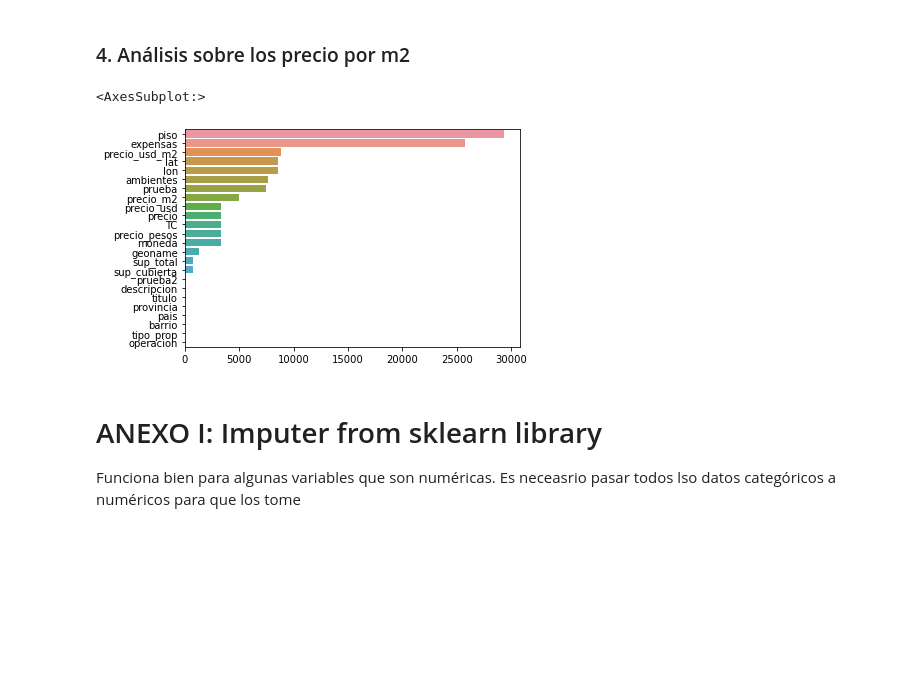
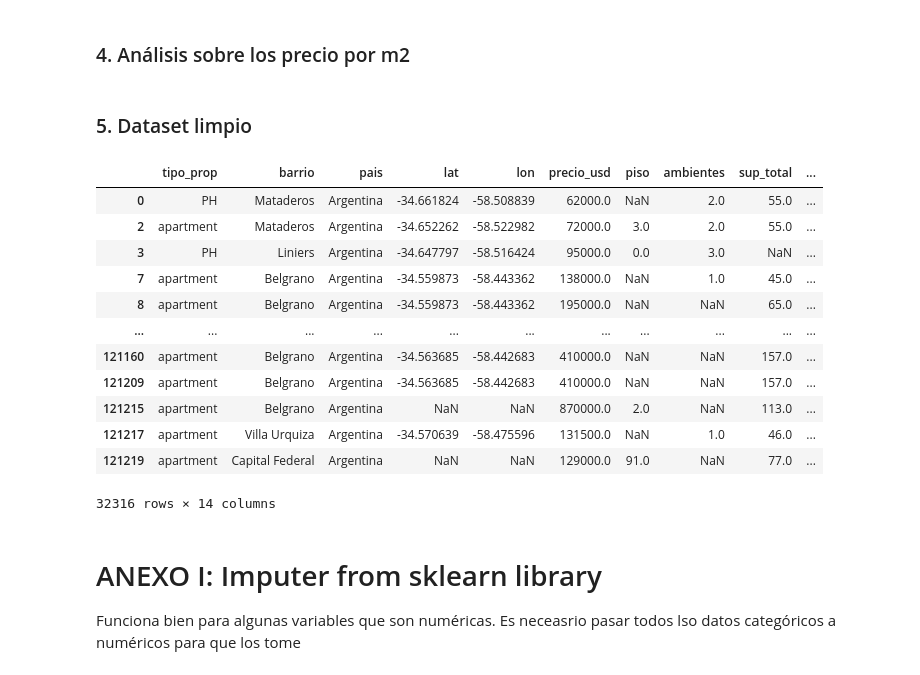
Before and after one commit to franfasan1/DH_G8_desafio1, a Jupyter notebook: notebook_desafio.ipynb, the cells around one changed output. Cells and saved outputs as stored; diff of their text form; code cells hidden in the pictures; blank space fills up the shorter version.

```diff
--- a/notebook_desafio.ipynb
+++ b/notebook_desafio.ipynb
@@ -282,3 +282,5 @@ pisos[pisos.iloc[:,4].notnull()]
+# %%
+data['piso'] = data.piso.fillna(pisos.piso)
 # %% [markdown]
 ## ¿Qué pasa con las variables numéricas?
 
@@ -312,2 +316,10 @@ print(data[data.precio.isnull()].shape[0])
+# %%
+# Completamos con el promedio de cada barrio. Otra opción podría haber sido utilziar el baricentro del barrio, pero no tenía ganas de buscarlo
+
+lat_prom = data.groupby('barrio')['lat'].transform(lambda x: x.mean())
+lon_prom = data.groupby('barrio')['lon'].transform(lambda x: x.mean())
+
+data['lat'] = data.lat.fillna(lat_prom)
+data['lon'] = data.lon.fillna(lon_prom)
 # %% [markdown]
 ### 3. Análisis sobre la superficie de los inmuebles
@@ -372,13 +376,6 @@ data = data.drop(['sup_total', 'sup_cubierta'], axis = 1)
 data = data.rename({'sup_total_2': 'sup_total', 'sup_cubierta_2': 'sup_cubierta'}, axis = 1)
 # %% [markdown]
 ### 4. Análisis sobre los precio por m2
-# %%
-miss = data.isnull().sum(axis = 0).sort_values(ascending = False)
-
-sns.barplot(x = miss, y = miss.index)
-# %% [output]
-<AxesSubplot:>
-[figure, removed]
 # %%
 data['precio_x_m2_usd'] = data.precio_usd / data.sup_total
 
@@ -387,6 +384,28 @@ data['precio_prom'] = data.groupby(['barrio', 'tipo_prop'])['precio_x_m2_usd'].t
 data['precio_x_m2_usd'] = data.precio_x_m2_usd.fillna(data.precio_prom)
 # %%
 data['precio_usd'] = data.precio_usd.fillna(data.sup_total * data.precio_x_m2_usd)
+# %% [markdown]
+### 5. Dataset limpio
+# %%
+data.columns
+
+data.drop(['operacion', 'provincia', 'geoname', 'precio', 'moneda', 'precio_pesos',
+           'precio_usd_m2', 'precio_m2', 'expensas', 'descripcion', 'titulo', 'TC',
+           'prueba', 'prueba2', 'precio_prom'], axis = 1)
+# %% [output]
+|  | tipo_prop | barrio | pais | lat | lon | precio_usd | piso | ambientes | sup_total | ... |
+| 0 | PH | Mataderos | Argentina | -34.661824 | -58.508839 | 62000.0 | NaN | 2.0 | 55.0 | ... |
+| 2 | apartment | Mataderos | Argentina | -34.652262 | -58.522982 | 72000.0 | 3.0 | 2.0 | 55.0 | ... |
+| 3 | PH | Liniers | Argentina | -34.647797 | -58.516424 | 95000.0 | 0.0 | 3.0 | NaN | ... |
+| 7 | apartment | Belgrano | Argentina | -34.559873 | -58.443362 | 138000.0 | NaN | 1.0 | 45.0 | ... |
+| 8 | apartment | Belgrano | Argentina | -34.559873 | -58.443362 | 195000.0 | NaN | NaN | 65.0 | ... |
+| ... | ... | ... | ... | ... | ... | ... | ... | ... | ... | ... |
+| 121160 | apartment | Belgrano | Argentina | -34.563685 | -58.442683 | 410000.0 | NaN | NaN | 157.0 | ... |
+| 121209 | apartment | Belgrano | Argentina | -34.563685 | -58.442683 | 410000.0 | NaN | NaN | 157.0 | ... |
+| 121215 | apartment | Belgrano | Argentina | NaN | NaN | 870000.0 | 2.0 | NaN | 113.0 | ... |
+| 121217 | apartment | Villa Urquiza | Argentina | -34.570639 | -58.475596 | 131500.0 | NaN | 1.0 | 46.0 | ... |
+| 121219 | apartment | Capital Federal | Argentina | NaN | NaN | 129000.0 | 91.0 | NaN | 77.0 | ... |
+32316 rows × 14 columns
 # %% [markdown]
 # ANEXO I: Imputer from sklearn library
 
```
Also changed, not shown: parts of 10 cells of this notebook, 1 other file.
